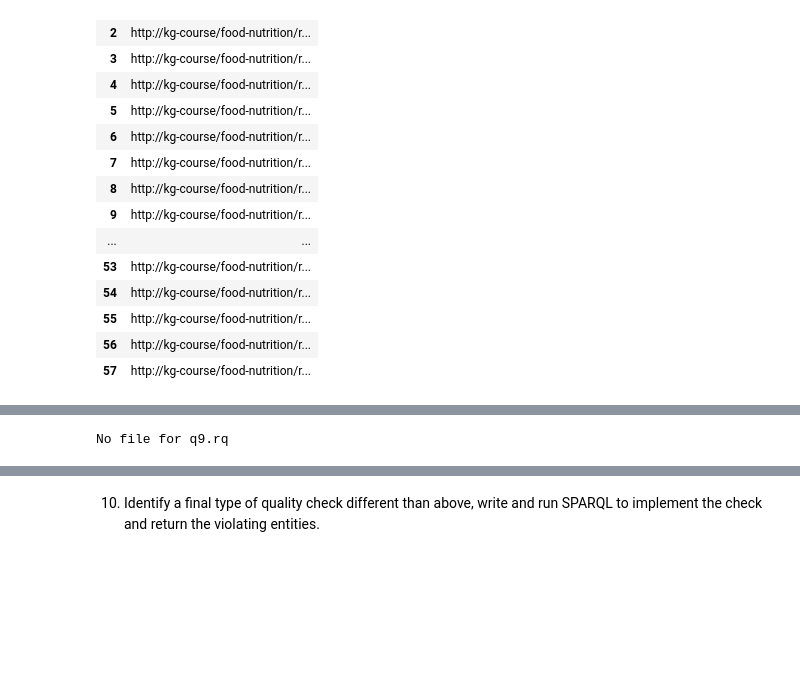
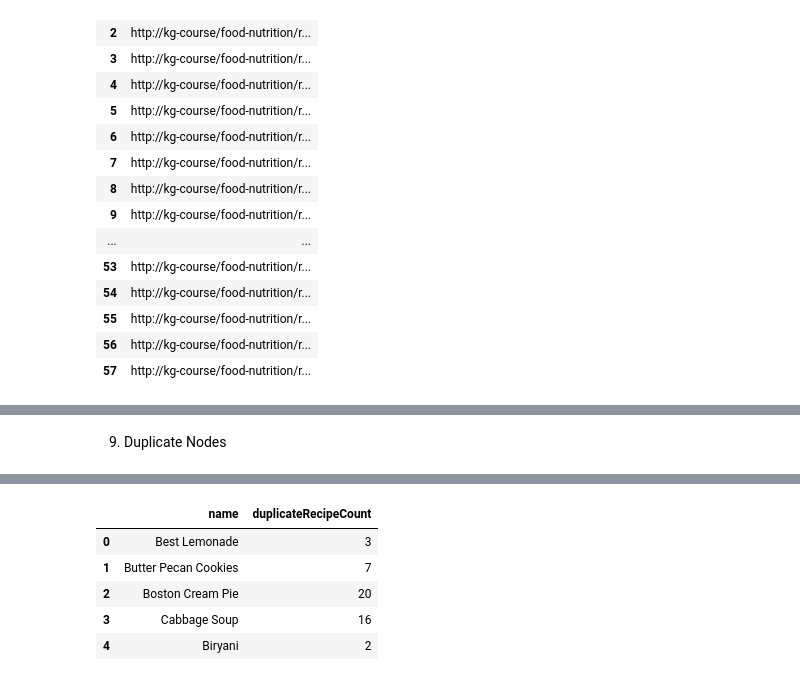
Before and after one commit to DominicVerschoor/Knowledge_Graph_Quality_Assesment, a Jupyter notebook: Assignment2 Template.ipynb, the cells around one changed output, grey strips where cells are left out. Cells and saved outputs as stored; diff of their text form; code cells hidden in the pictures; blank space fills up the shorter version.

Commit message:
Completed conciceness queries

```diff
--- a/Assignment2 Template.ipynb
+++ b/Assignment2 Template.ipynb
@@ -225,4 +226,5 @@ run_query(g, 'queries/q8.rq')
+# %% [markdown]
+9. Duplicate Nodes
 # %%
-run_query(g, 'q9.rq')
+run_query(g, 'queries/q9.rq')
 # %% [output]
-No file for q9.rq
@@ -229,3 +232,7 @@ No file for q9.rq
+|  | name | duplicateRecipeCount |
+| 0 | Best Lemonade | 3 |
+| 1 | Butter Pecan Cookies | 7 |
+| 2 | Boston Cream Pie | 20 |
+| 3 | Cabbage Soup | 16 |
+| 4 | Biryani | 2 |
-# %% [markdown]
-10. Identify a final type of quality check different than above, write and run SPARQL to implement the check and return the violating entities.
 # %%
```
Also changed, not shown: parts of 10 cells of this notebook, 3 other files.
